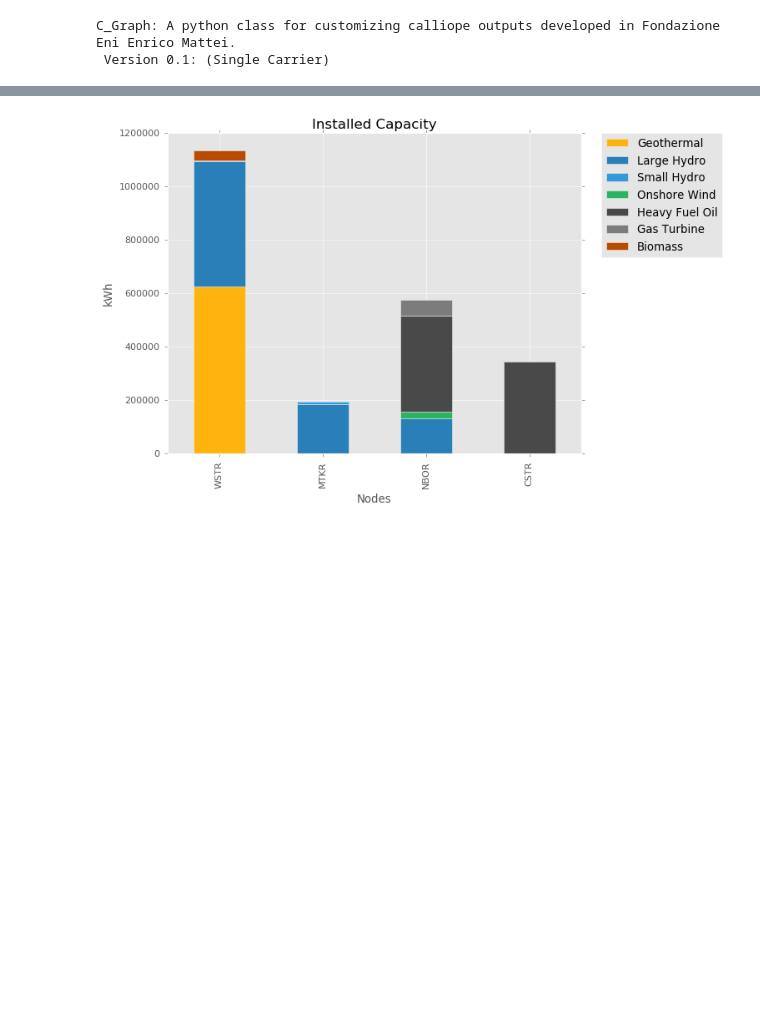
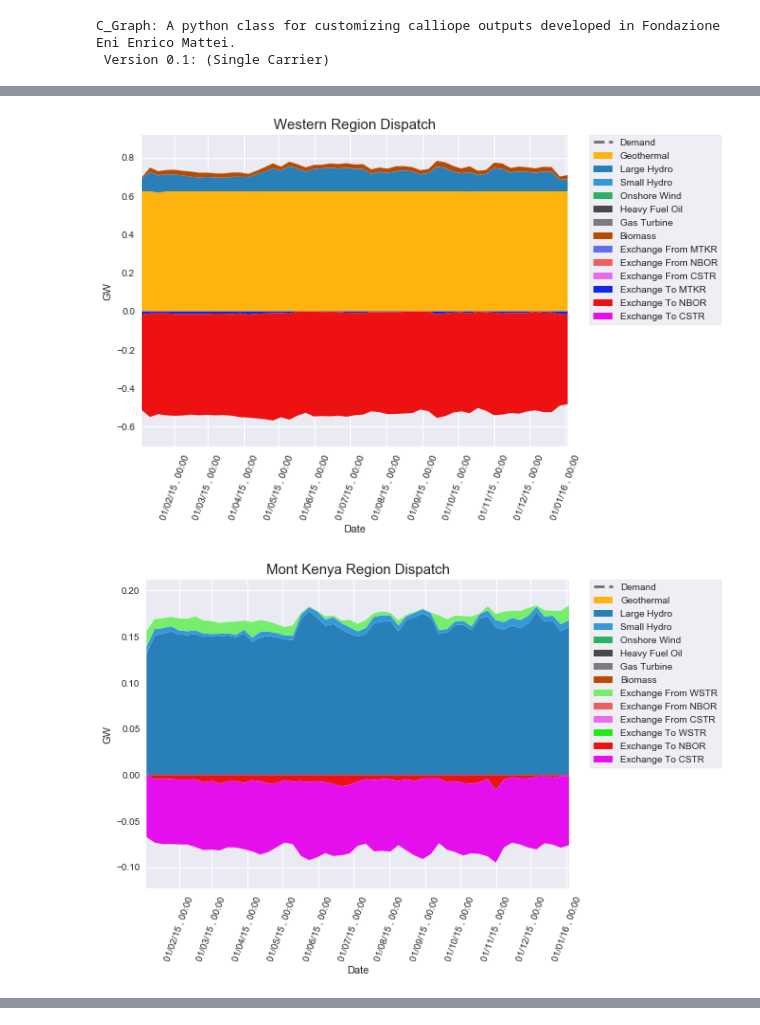
Before and after one commit to FEEM-Africa-REP/CIVICS, a Jupyter notebook: Calliope_Kenya/Models/4Nodes_No-Coffee/Kenya_2015_ICE_NB.ipynb, the cells around one changed output, grey strips where cells are left out. Drawn from its saved outputs; the diff is of its cells as text; code cells hidden in the pictures; blank space fills up the shorter version.

Commit message:
amin

```diff
--- a/Calliope_Kenya/Models/4Nodes_No-Coffee/Kenya_2015_ICE_NB.ipynb
+++ b/Calliope_Kenya/Models/4Nodes_No-Coffee/Kenya_2015_ICE_NB.ipynb
@@ -28,7 +28,6 @@ WARNING: DEPRECATED: The default domain for Param objects is 'Any'.  However,
 # %%
 import cal_graph as CG
-amin=CG.C_Graph(model=model,ex_path=r'C:\Users\Amin\Documents\GitHub\My Kenya\Calliope_Kenya\Models\4Nodes_No-Coffee\Graph_inputs.xlsx',unit='kWh')
-#amin.node_dispatch(unit='TWh',title_font=15,average='hourly',sp_techs=['bio_pp','geo_pp'],sp_nodes=['WSTR'])
+amin=CG.C_Graph(model=model,ex_path=r'C:\Users\stevo\Repositories\CIVICS_Kenya\Calliope_Kenya\Models\4Nodes_No-Coffee\Graph_inputs.xlsx',unit='kW')
 # %% [output]
 C_Graph: A python class for customizing calliope outputs developed in Fondazione Eni Enrico Mattei.
  Version 0.1: (Single Carrier)
@@ -41,0 +34,5 @@ amin.node_dispatch(sp_nodes=['WSTR'],sp_techs=['bio_pp'],unit='GWh')
+# %%
+amin.node_dispatch(unit='GW',average='weekly',style='seaborn')
+# %% [output]
+[figure, added]
+[figure, added]
@@ -42,7 +41,5 @@ amin.node_dispatch(sp_nodes=['WSTR'],sp_techs=['bio_pp'],unit='GWh')
 # %%
 #amin.cap_f_plot(v_round=3)
 amin.ins_cap_plot(kind='bar')
-# %% [output]
-[figure, removed]
 # %%
 amin.node_pie(kind='absolute',unit='GWh',v_round=3)
```
Also changed, not shown: parts of 6 cells of this notebook, 12 other files.
